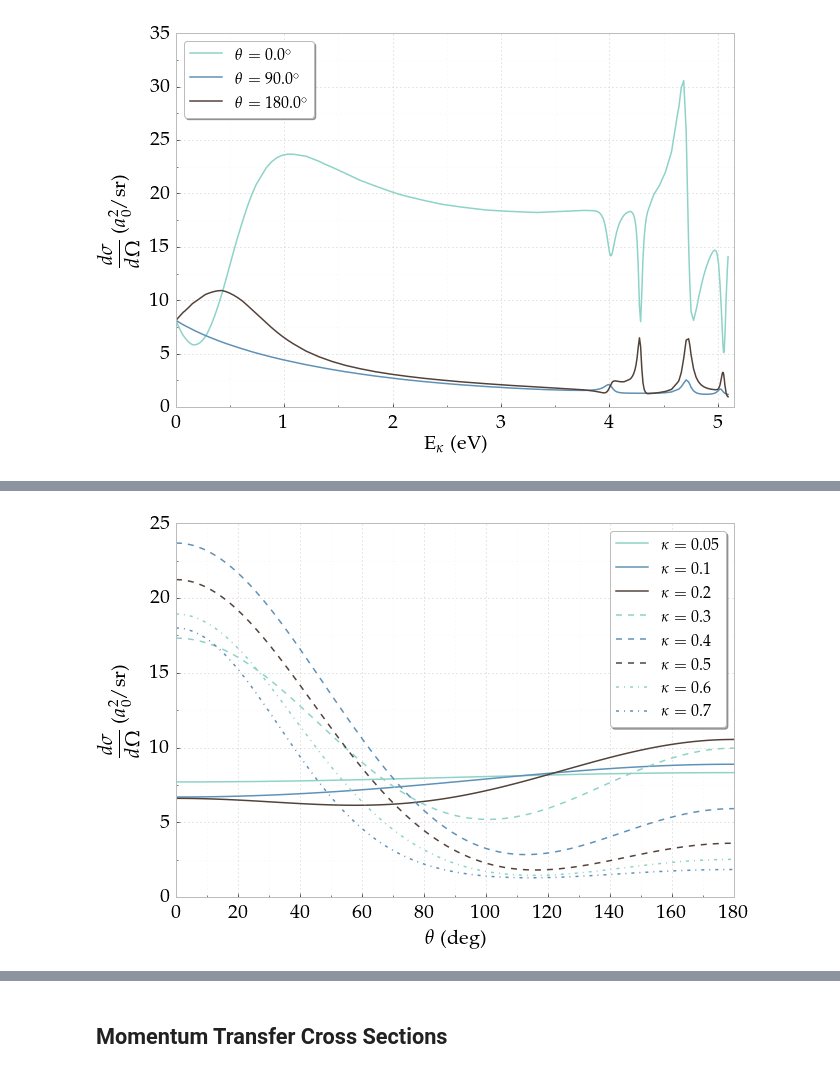
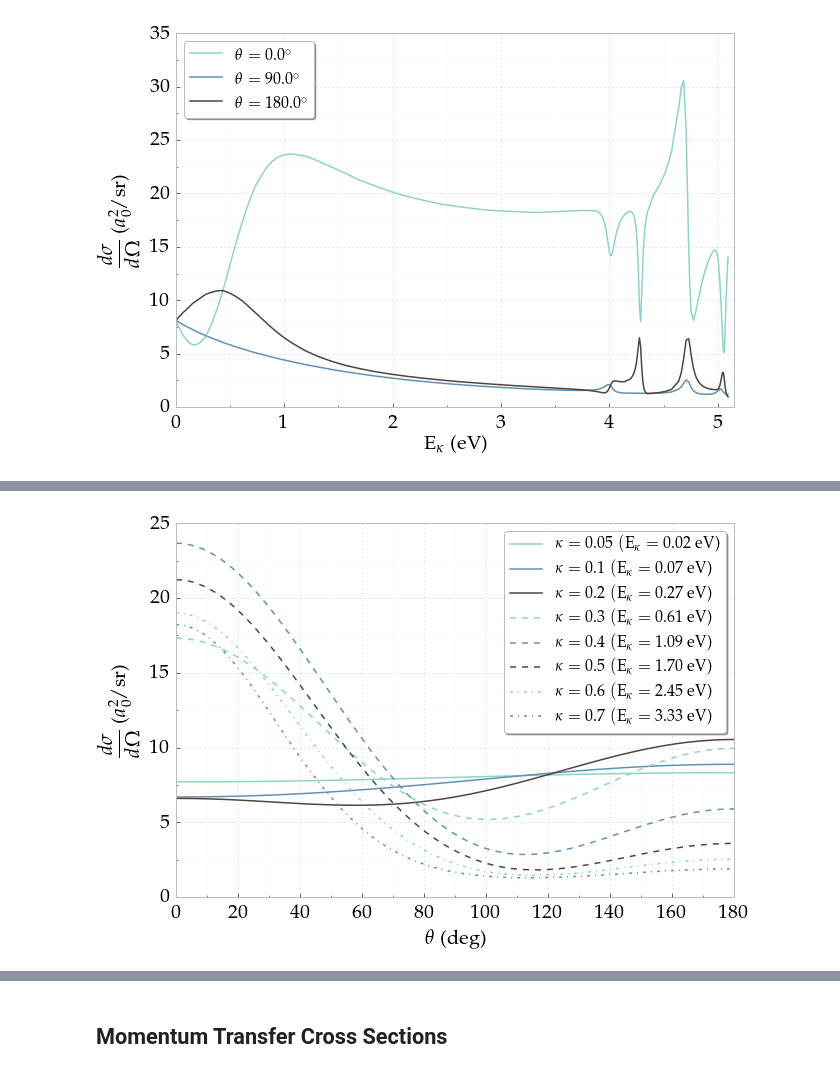
Before and after one commit to DentonW/Papers, a Jupyter notebook: PRA PsH/IPython/Paper Images.ipynb, the cells around one changed output, grey strips where cells are left out. Cells and saved outputs as stored; diff of their text form; code cells hidden in the pictures.

```diff
--- a/PRA PsH/IPython/Paper Images.ipynb
+++ b/PRA PsH/IPython/Paper Images.ipynb
@@ -542,6 +542,7 @@ pyplot.show()
 [figure]
 # %%
 theta = (0, pi/2, pi)
+thetalabel = (r'$0$', r'$\pi/2$', r'$\pi$')
 #plotcol = ('steelblue', '#99CC66', 'coral')
 #plotcol = ("#8dd3c7", "#377eb8", "#52423A")
 plotcol = ("#8dd3c7", '#5F91B7', "#52423A")
@@ -559,8 +560,8 @@ for j, t in enumerate(theta):
         d1 = DifferentialCrossSingle(k, t, kappasub, lmax, interp_phase1)
         d3 = DifferentialCrossSingle(k, t, kappasub, lmax, interp_phase3)
         diff_cross = np.append(diff_cross, 0.25*d1 + 0.75*d3)
-    kappalabel = r'$\theta = ' + str(t*180/pi) + r'^{\circ}$'
-    #pyplot.plot(ktoE(kappasub), diff_cross, plotsty[j], marker='.', markersize=0.01, label=kappalabel, color=plotcol[j])
+    #kappalabel = r'$\theta = ' + str(t*180/pi) + r'^{\circ}$'
+    kappalabel = r'$\theta = \;$' + thetalabel[j]
     line, = pyplot.plot(ktoE(kappasub), diff_cross, marker='.', markersize=0.01, label=kappalabel, color=plotcol[j])
     #if j == 2:
     #    line.set_dashes([12, 2, 4, 2])
@@ -578,7 +601,7 @@ pyplot.show()
 ki = (0.05,0.1,0.2,0.3,0.4,0.5,0.6,0.7)
 colors = ('#52423A', "#8dd3c7", '#5F91B7')
 
-lmax = 3  # Through the H-wave
+lmax = 5  # Through the H-wave
 Ntheta = 100
 theta = np.linspace(0, pi, Ntheta)
 #theta = np.array((1.0, 1.1))
@@ -589,34 +612,36 @@ theta = np.linspace(0, pi, Ntheta)
 #pyplot.title(r"$^1S$ versus E for $\theta = $" + str(theta))
 pyplot.xlabel(r"$\theta$ (deg)")
 pyplot.ylabel(r"$\displaystyle \frac{d\sigma}{d\Omega}$  ($a_0^2/$sr)")
 #pyplot.legend(prop={'size':6})
 
 idx = 0
 for k in ki:
     diff_cross = []
     for i in range(Ntheta):
         d1 = DifferentialCrossSingle(k, theta[i], kappasub, lmax, interp_phase1)
         d3 = DifferentialCrossSingle(k, theta[i], kappasub, lmax, interp_phase3)
         diff_cross = np.append(diff_cross, 0.25*d1 + 0.75*d3)
         #diff_cross = np.append(diff_cross, d3)
-    #kappalabel = r'$\kappa = ' + str(k) + r' / E = ' + "{0:.2f}".format(ktoE(k)) + r'$'
-    kappalabel = r'$\kappa = ' + str(k) + r'$'
+    #kappalabel = r'$\kappa = ' + str(k) + r' / E = ' + "{0:.2f}".format(ktoE(k)) + r'$ eV'
+    kappalabel = r'$\kappa = ' + str(k) + r'\; ({\rm{E}}_{\kappa} = ' + "{0:.2f}".format(ktoE(k)) + r'$ eV)'
+    #${\rm{E}}_{\kappa}$
+    #kappalabel = r'$\kappa = ' + str(k) + r'$'
     if idx < 3:
         lsty = 'solid'
     elif idx < 6:
         lsty = 'dashed'
     else:
         lsty = '-.'
     idx += 1
     #pyplot.plot(theta*180/pi, diff_cross, marker='.', markersize=0.01, label=kappalabel, ls=lsty, color=colors[idx%3])
     pyplot.plot(theta*180/pi, diff_cross, label=kappalabel, ls=lsty, color=colors[idx%3])
     #print diff_cross[0]
 
 #pyplot.legend(loc='upper right', shadow=True, prop={'size':14})
 pyplot.legend()
 FixPlot(plt)
 #pyplot.xlim([0, 3.2])
-pyplot.savefig("diff-cross-section-2D-kappa-f.pdf", bbox_inches='tight')
+pyplot.savefig("diff-cross-section-2D-kappa.pdf", bbox_inches='tight')
 pyplot.show()
 # %% [output]
-[figure, old version]
+[figure, new version]
```
Also changed, not shown: parts of 28 cells of this notebook, 8 other files.
